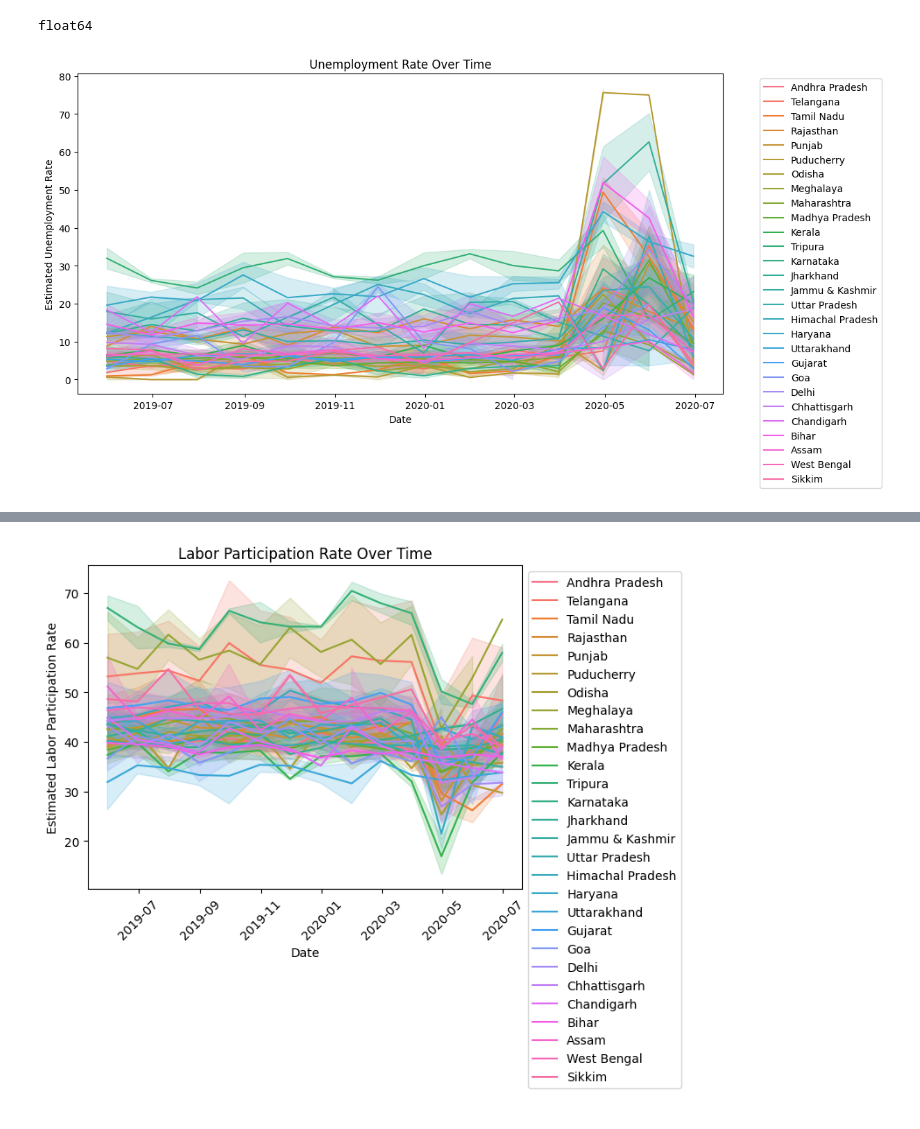
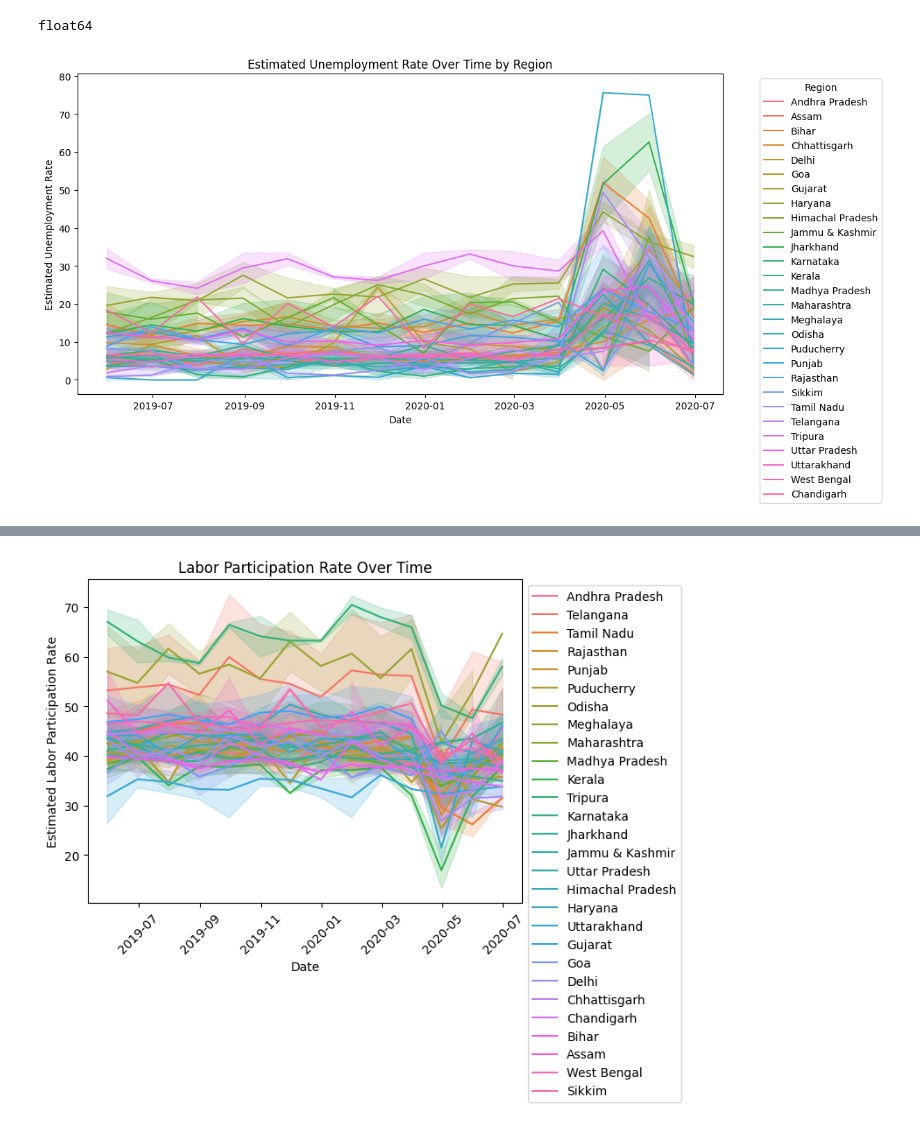
Before and after one commit to HeetvDhandhukia/OIBSIP, a Jupyter notebook: Unemployment_Analysis.ipynb, the cells around one changed output, grey strips where cells are left out. Saved outputs shown, nothing was run; the diff lists cells and outputs as text; code cells hidden in the pictures.

```diff
--- a/Unemployment_Analysis.ipynb
+++ b/Unemployment_Analysis.ipynb
@@ -69,13 +69,13 @@ print(data[' Estimated_Unemployment_Rate'].dtype)
 # %% [output]
 float64
 # %%
+# EDA - Visualization of unemployment rate over time
 plt.figure(figsize=(12, 6))
-plot = sns.lineplot(data=data, x='date', y=' Estimated_Unemployment_Rate', hue='Region')
-plt.title('Unemployment Rate Over Time')
+sns.lineplot(x='date', y=' Estimated_Unemployment_Rate', hue='Region', data=data)
+plt.title('Estimated Unemployment Rate Over Time by Region')
 plt.xlabel('Date')
 plt.ylabel('Estimated Unemployment Rate')
-
-plot.legend(loc='upper left', bbox_to_anchor=(1.05, 1))
+plt.legend(title='Region', bbox_to_anchor=(1.05, 1), loc='upper left')
 plt.show()
 # %% [output]
-[figure, old version]
+[figure, new version]
```
Also changed, not shown: parts of 8 cells of this notebook.
